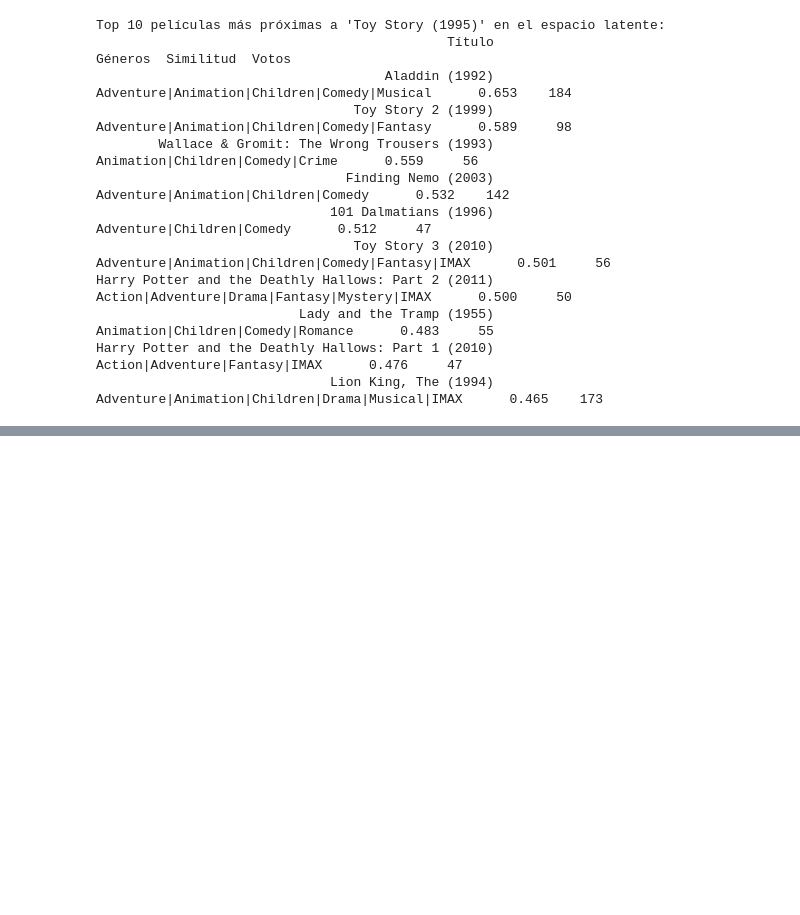
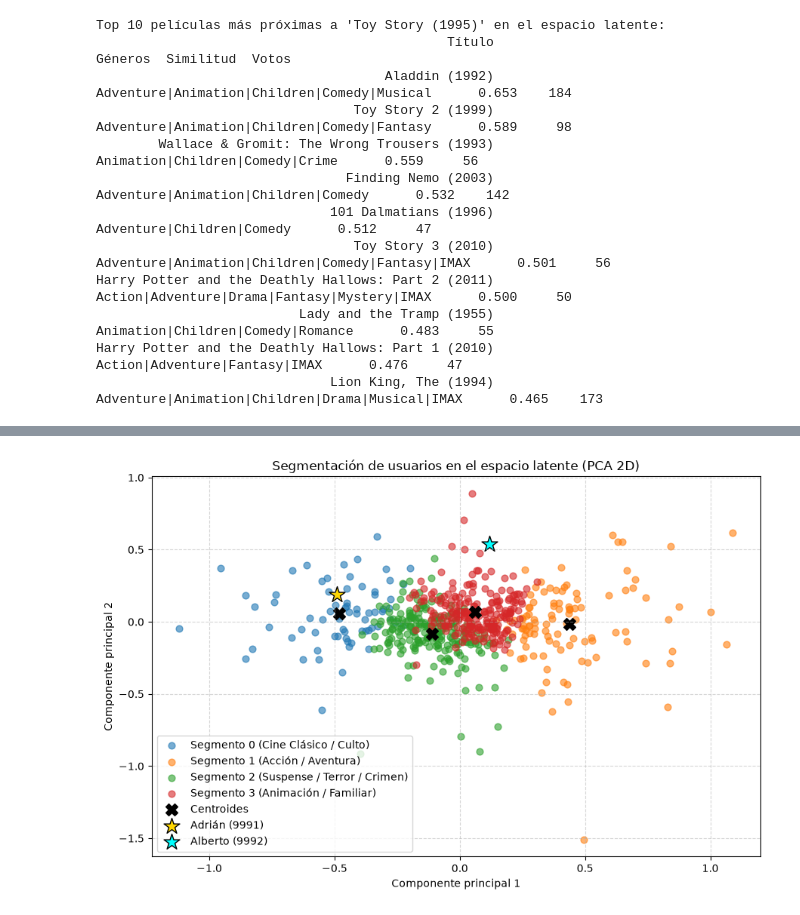
Before and after one commit to cl4sic/Machine-learning-film-recommendation-model, a Jupyter notebook: practica_filtro_colaborativo.ipynb, the cells around one changed output, grey strips where cells are left out. Cells and saved outputs as stored; diff of their text form; code cells hidden in the pictures; blank space fills up the shorter version.

Commit message:
feat: incorporar clustering de usuarios con K-Means/PCA y documentación completa del proyecto

```diff
--- a/practica_filtro_colaborativo.ipynb
+++ b/practica_filtro_colaborativo.ipynb
@@ -242,0 +245,94 @@ Harry Potter and the Deathly Hallows: Part 1 (2010)                    Action|Ad
+# %%
+kmeans = KMeans(n_clusters=4, random_state=42, n_init=15)
+clusters = kmeans.fit_predict(modelo.pu)
+
+user_clusters = {trainset.to_raw_uid(i): clusters[i] for i in range(trainset.n_users)}
+ratings_ampliado['cluster'] = ratings_ampliado['userId'].map(user_clusters)
+
+conteos_votos = ratings_ampliado['movieId'].value_counts()
+candidatas = conteos_votos[conteos_votos >= 25].index
+candidatas_inner = [trainset.to_inner_iid(mid) for mid in candidatas]
+qi_candidatas = modelo.qi[candidatas_inner]
+
+altas_notas = ratings_ampliado[ratings_ampliado['rating'] >= 4.0].merge(movies, on='movieId')
+gen_global = altas_notas['genres'].str.split('|').explode().value_counts(normalize=True)
+
+def obtener_etiqueta_segmento(generos):
+    g_set = set(generos)
+    if 'Animation' in g_set:
+        return 'Animación / Familiar'
+    elif 'Film-Noir' in g_set or 'War' in g_set:
+        return 'Cine Clásico / Culto'
+    elif 'Horror' in g_set or 'Crime' in g_set or 'Mystery' in g_set:
+        return 'Suspense / Terror / Crimen'
+    elif 'Adventure' in g_set or 'Action' in g_set or 'IMAX' in g_set:
+        return 'Acción / Aventura'
+    else:
+        return ' / '.join(generos[:2])
+
+info_segmentos = {}
+etiquetas_segmentos = {}
+
+for c in range(4):
+    num_u = (clusters == c).sum()
+    pct = (num_u / len(clusters)) * 100
+
+    datos_c = altas_notas[altas_notas['cluster'] == c]
+    gen_c = datos_c['genres'].str.split('|').explode().value_counts(normalize=True)
+    lift = (gen_c / gen_global).dropna().sort_values(ascending=False)
+    top_generos = [g for g in lift.index if g != '(no genres listed)'][:3]
+
+    centroide = kmeans.cluster_centers_[c]
+    afinidades = qi_candidatas.dot(centroide)
+    top_indices = np.argsort(afinidades)[::-1][:3]
+    top_pelis = [movies[movies['movieId'] == candidatas[i]]['title'].values[0] for i in top_indices]
+
+    nombre_seg = obtener_etiqueta_segmento(top_generos)
+    etiquetas_segmentos[c] = f"Segmento {c} ({nombre_seg})"
+    info_segmentos[c] = {
+        'num_u': num_u, 'pct': pct,
+        'top_generos': top_generos,
+        'top_pelis': top_pelis
+    }
+
+print("=== SEGMENTACIÓN DE CLIENTES (K-Means, k=4) ===")
+for c in range(4):
+    info = info_segmentos[c]
+    print()
+    print(f"{etiquetas_segmentos[c]}:")
+    print(f"  - Usuarios: {info['num_u']} ({info['pct']:.1f}%)")
+    print(f"  - Géneros distintivos: {', '.join(info['top_generos'])}")
+    print(f"  - Películas insignia:  {', '.join(info['top_pelis'])}")
+
+print()
+print(f"Adrián (userId 9991) -> {etiquetas_segmentos[user_clusters[9991]]}")
+print(f"Alberto (userId 9992) -> {etiquetas_segmentos[user_clusters[9992]]}")
+
+# Representación gráfica 2D con PCA
+pca = PCA(n_components=2, random_state=42)
+pu_2d = pca.fit_transform(modelo.pu)
+centroides_2d = pca.transform(kmeans.cluster_centers_)
+
+plt.figure(figsize=(9, 6))
+colores = ['#1f77b4', '#ff7f0e', '#2ca02c', '#d62728']
+
+for c in range(4):
+    mask = clusters == c
+    plt.scatter(pu_2d[mask, 0], pu_2d[mask, 1], c=colores[c], label=etiquetas_segmentos[c], alpha=0.6, s=40)
+
+plt.scatter(centroides_2d[:, 0], centroides_2d[:, 1], c='black', marker='X', s=130, label='Centroides')
+
+u_adrian = trainset.to_inner_uid(9991)
+u_alberto = trainset.to_inner_uid(9992)
+plt.scatter(pu_2d[u_adrian, 0], pu_2d[u_adrian, 1], c='gold', marker='*', s=250, edgecolors='black', label='Adrián (9991)')
+plt.scatter(pu_2d[u_alberto, 0], pu_2d[u_alberto, 1], c='cyan', marker='*', s=250, edgecolors='black', label='Alberto (9992)')
+
+plt.title('Segmentación de usuarios en el espacio latente (PCA 2D)')
+plt.xlabel('Componente principal 1')
+plt.ylabel('Componente principal 2')
+plt.legend(loc='best')
+plt.grid(True, linestyle='--', alpha=0.5)
+plt.tight_layout()
+plt.savefig('clusters_usuarios.png', dpi=300)
+plt.show()
+# %% [output]
@@ -242,0 +356 @@ Harry Potter and the Deathly Hallows: Part 1 (2010)                    Action|Ad
+[figure, added]
```
Also changed, not shown: parts of 2 cells of this notebook, 5 other files.
